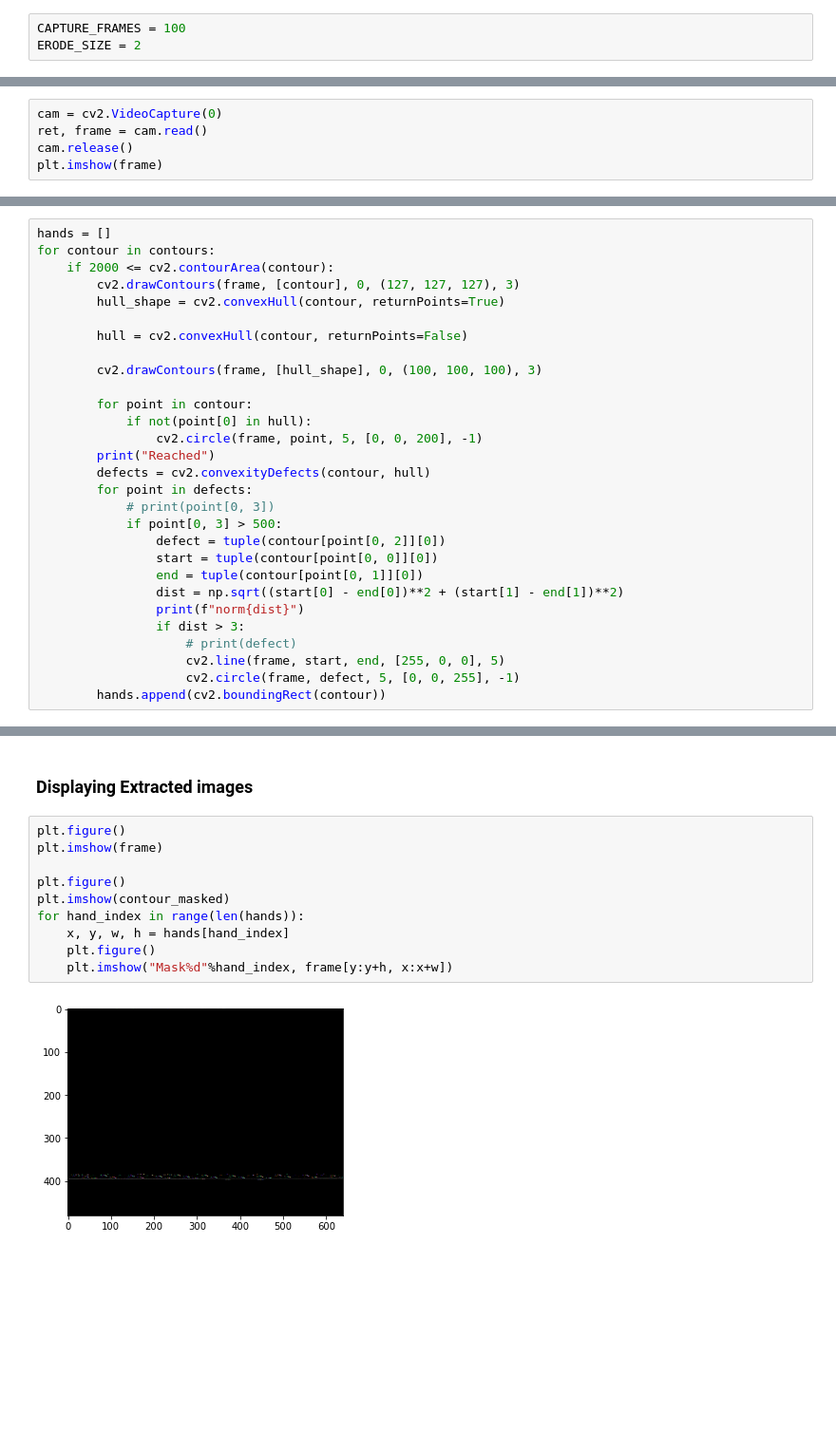
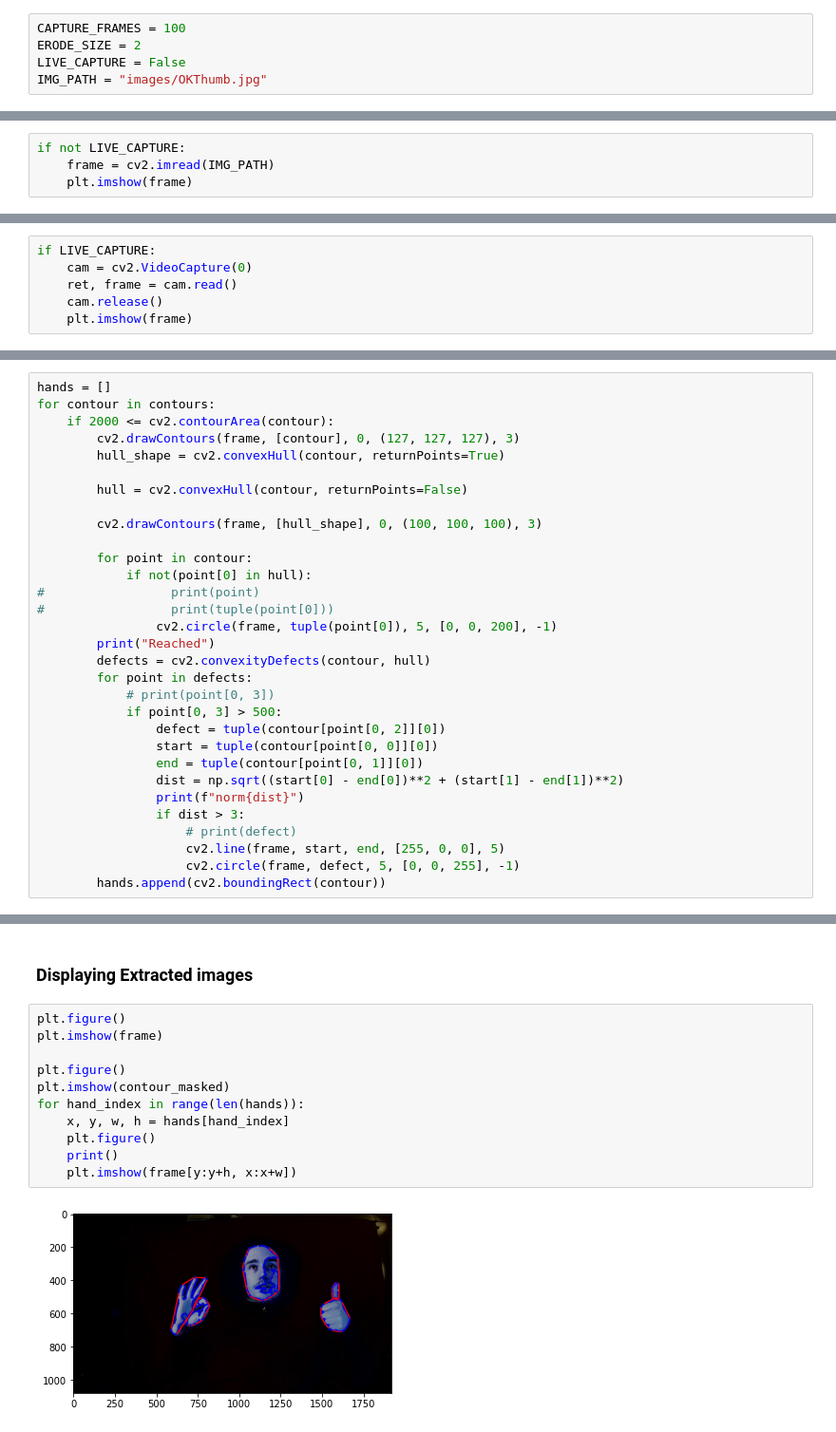
Before and after one commit to savagewil/GestureRecognisionCSCI731, a Jupyter notebook: BWHandSegmentation.ipynb, the cells around one changed output, grey strips where cells are left out. Shown at 95% size. Drawn from its saved outputs; the diff is of its cells as text; blank space fills up the shorter version.

```diff
--- a/BWHandSegmentation.ipynb
+++ b/BWHandSegmentation.ipynb
@@ -7,5 +7,11 @@ import matplotlib.pyplot as plt
 # %%
 CAPTURE_FRAMES = 100
 ERODE_SIZE = 2
+LIVE_CAPTURE = False
+IMG_PATH = "images/OKThumb.jpg"
 # %% [markdown]
 ### Capturing a frame
+# %%
+if not LIVE_CAPTURE:
+    frame = cv2.imread(IMG_PATH)
+    plt.imshow(frame)
@@ -12,5 +20,6 @@ ERODE_SIZE = 2
 # %%
-cam = cv2.VideoCapture(0)
-ret, frame = cam.read()
-cam.release()
-plt.imshow(frame)
+if LIVE_CAPTURE:
+    cam = cv2.VideoCapture(0)
+    ret, frame = cam.read()
+    cam.release()
+    plt.imshow(frame)
@@ -47,7 +57,9 @@ for contour in contours:
 
         for point in contour:
             if not(point[0] in hull):
-                cv2.circle(frame, point, 5, [0, 0, 200], -1)
+#                 print(point)
+#                 print(tuple(point[0]))
+                cv2.circle(frame, tuple(point[0]), 5, [0, 0, 200], -1)
         print("Reached")
         defects = cv2.convexityDefects(contour, hull)
         for point in defects:
@@ -68,12 +98,13 @@ for contour in contours:
 # %%
 plt.figure()
 plt.imshow(frame)
 
 plt.figure()
 plt.imshow(contour_masked)
 for hand_index in range(len(hands)):
     x, y, w, h = hands[hand_index]
     plt.figure()
-    plt.imshow("Mask%d"%hand_index, frame[y:y+h, x:x+w])
+    print()
+    plt.imshow(frame[y:y+h, x:x+w])
 # %% [output]
-[figure, old version]
+[figure, new version]
```
Also changed, not shown: parts of 6 cells of this notebook, 8 other files.
